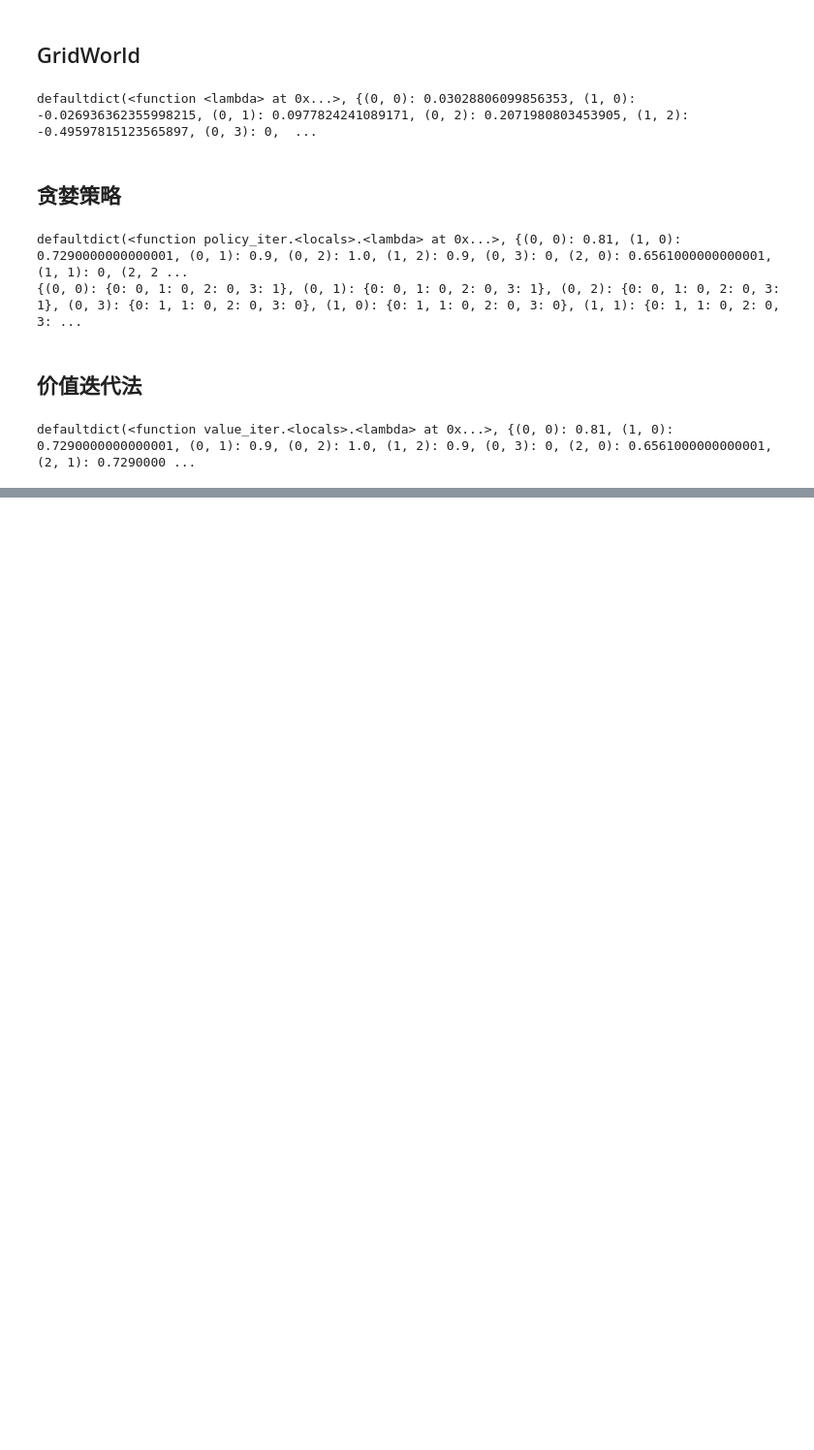
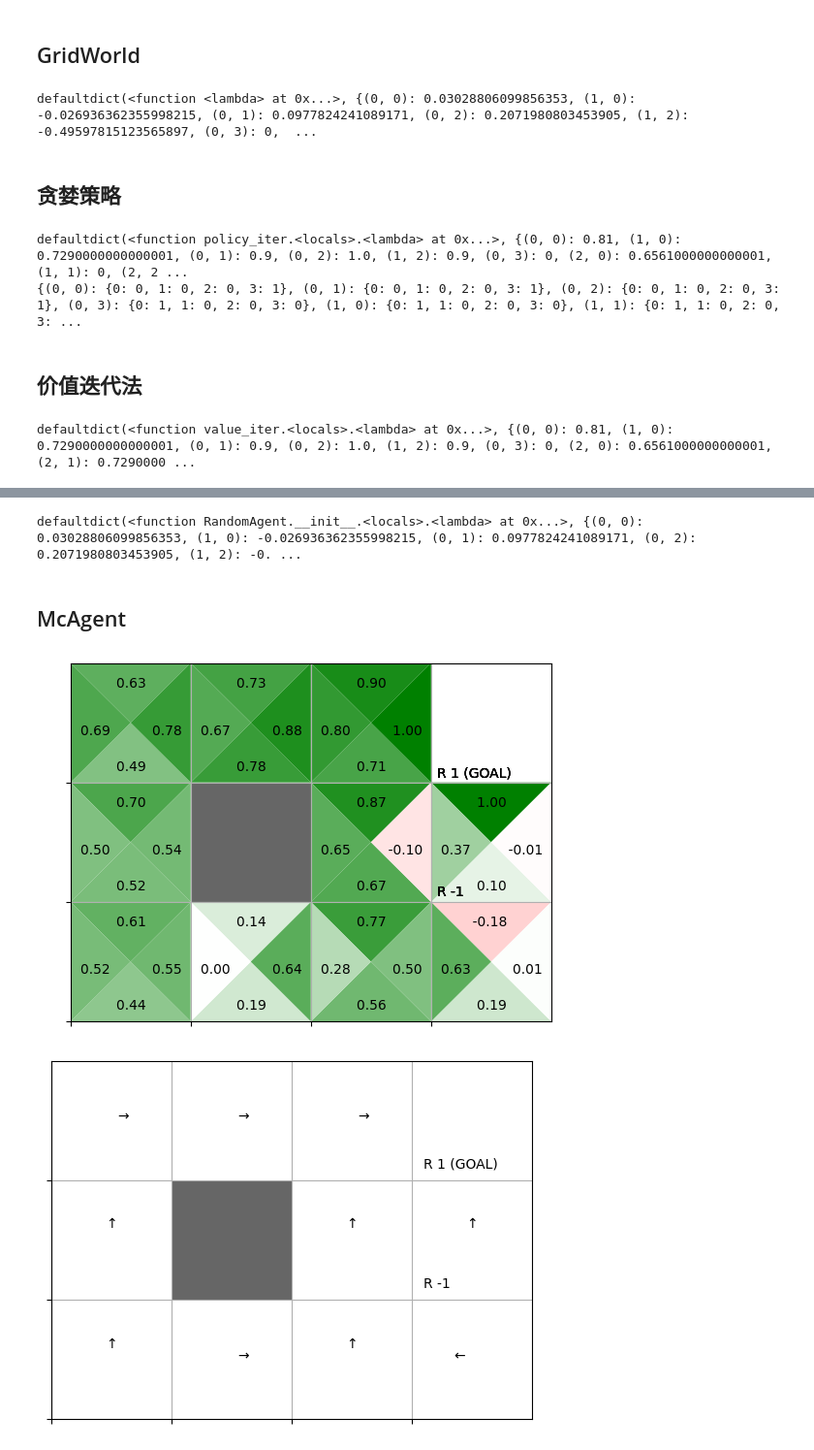
Before and after one commit to God-SunCAT/Notebooks, a Jupyter notebook: DeepLearning4_RL.ipynb, the cells around one changed output, grey strips where cells are left out. Shown at 97% size. Drawn from its saved outputs; the diff is of its cells as text; code cells hidden in the pictures; blank space fills up the shorter version.

```diff
--- a/DeepLearning4_RL.ipynb
+++ b/DeepLearning4_RL.ipynb
@@ -364,6 +364,23 @@ class GridWorld:
         #     # 防止重复获得奖励或炸弹
         #     return 0
         return self.reward_map[next_state]
+
+    def step(self, action):
+        state = getattr(self, 'state', self.start_state)
+        next_state = self.next_state(state, action)
+
+        self.state = next_state
+        reward = self.reward(state, action, next_state)
+
+        done = False
+        if next_state == self.goal_state:
+            done = True
+
+        return next_state, reward, done
+
+    def reset(self):
+        self.state = self.start_state
+        return self.state
 # %%
 def eval_onestep(pi, V, env, gamma=0.9):
     # 覆盖式
@@ -513,0 +629,12 @@ defaultdict(<function value_iter.<locals>.<lambda> at 0x...>, {(0, 0): 0.81, (1,
+# %%
+# 策略迭代法(DP)
+env = GridWorld()
+agent = RandomAgent()
+
+V = policy_eval(agent.pi, agent.V, env, 0.9)
+
+print(V)
+# %% [output]
+defaultdict(<function RandomAgent.__init__.<locals>.<lambda> at 0x...>, {(0, 0): 0.03028806099856353, (1, 0): -0.026936362355998215, (0, 1): 0.0977824241089171, (0, 2): 0.2071980803453905, (1, 2): -0. ...
+# %% [markdown]
+## McAgent
@@ -513,0 +705,29 @@ defaultdict(<function value_iter.<locals>.<lambda> at 0x...>, {(0, 0): 0.81, (1,
+# %%
+# 蒙特卡洛方法
+env = GridWorld()
+agent = McAgent()
+
+episodes = 10000
+for episode in range(episodes):
+    state = env.reset()
+    agent.reset()
+
+    while True:
+        action = agent.get_action(state)
+        next_state, reward, done = env.step(action)
+
+        agent.add(state, action, reward)
+        if done:
+            agent.update()
+            break
+
+        state = next_state
+# %%
+# Render
+from DeepLearining4_Render import *
+
+render = Renderer(env.reward_map, env.goal_state, env.wall_state)
+render.render_q(agent.Q)
+# %% [output]
+[figure, added]
+[figure, added]
```
Also changed, not shown: parts of 9 cells of this notebook, 1 other file.
